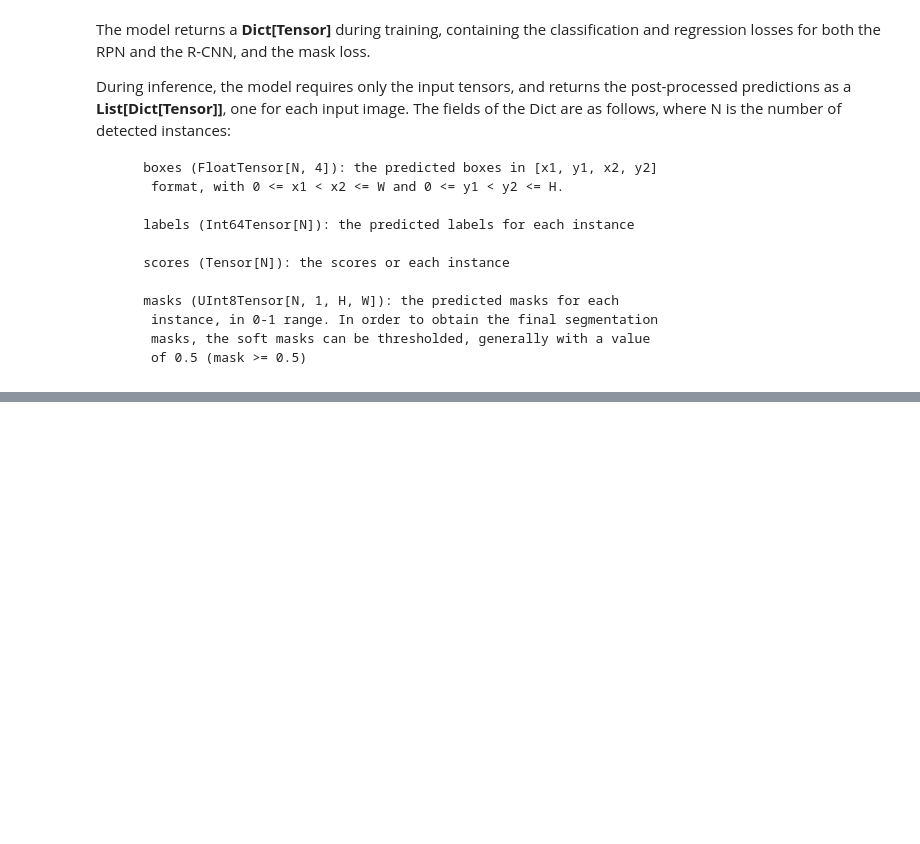
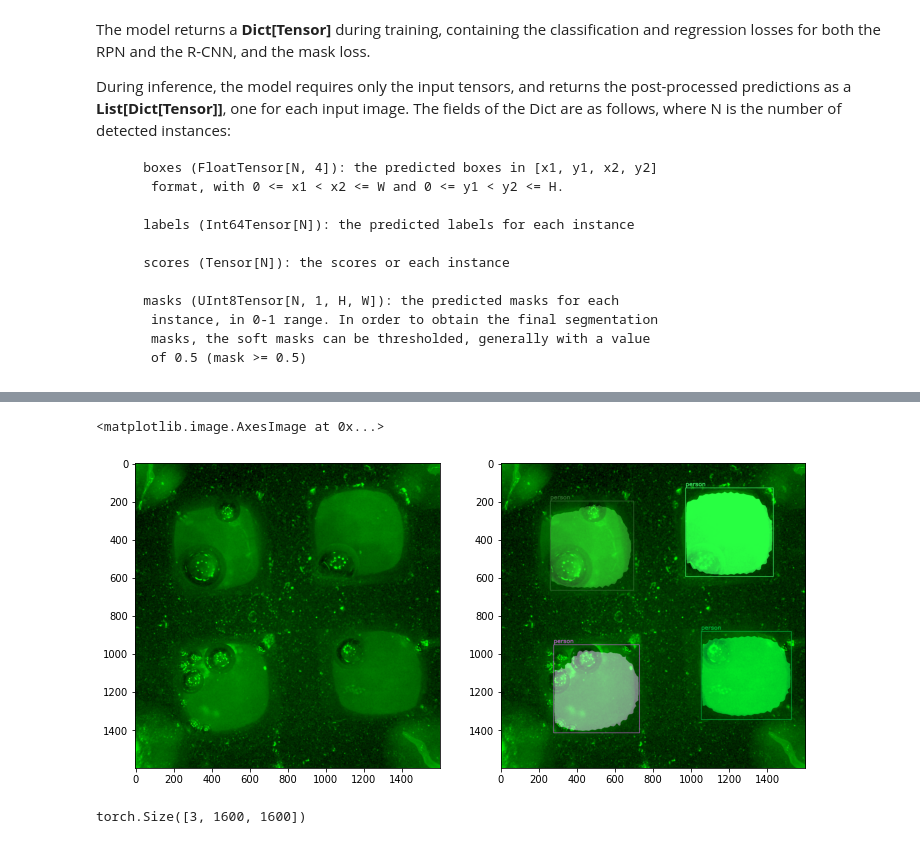
Before and after one commit to ncsu-landscape-dynamics/LAMP_assay_automation, a Jupyter notebook: masks_to_images.ipynb, the cells around one changed output, grey strips where cells are left out. Cells and saved outputs as stored; diff of their text form; code cells hidden in the pictures; blank space fills up the shorter version.

```diff
--- a/masks_to_images.ipynb
+++ b/masks_to_images.ipynb
@@ -303,7 +327,7 @@ def draw_segmentation_map(image, masks, boxes, labels):
         green_map = np.zeros_like(masks[i]).astype(np.uint8)
         blue_map = np.zeros_like(masks[i]).astype(np.uint8)
         # apply a randon color mask to each object
-        color = COLORS[random.randrange(0, len(COLORS))]
+        color = color_n[random.randrange(0, len(color_n))]
         red_map[masks[i] == 1], green_map[masks[i] == 1], blue_map[masks[i] == 1]  = color
         # combine all the masks into a single image
         segmentation_map = np.stack([red_map, green_map, blue_map], axis=2)
@@ -322,3 +346,35 @@ def draw_segmentation_map(image, masks, boxes, labels):
                     thickness=2, lineType=cv2.LINE_AA)
 
     return image
+# %%
+import transforms as T
+
+transform1 = T.Compose([
+    T.ToTensor()
+])
+# %%
+#image_path = args['input']
+image = Image.open('/content/drive/MyDrive/APHIS Farm Bill (2020Milestones)/Protocols/For John/images/New set for John/collection/four_chambers/newtestimgs/set100m_vh_4.png')
+# keep a copy of the original image for OpenCV functions and applying masks
+orig_image = image.copy()
+# transform the image
+image1, tar = transform1(image, "")
+# add a batch dimension
+image1 = image1.unsqueeze(0).to(device)
+
+masks, boxes, labels = get_outputs(image1, model, 0.9)
+
+resul = draw_segmentation_map(orig_image, masks, boxes, labels)
+# %%
+plt.figure(figsize=(12,6))
+plt.subplot(1,2,1)
+plt.imshow(orig_image)
+plt.subplot(1,2,2)
+plt.imshow(resul)
+# %% [output]
+<matplotlib.image.AxesImage at 0x...>
+[figure, added]
+# %%
+image.shape
+# %% [output]
+torch.Size([3, 1600, 1600])
```
Also changed, not shown: parts of 14 cells of this notebook.
